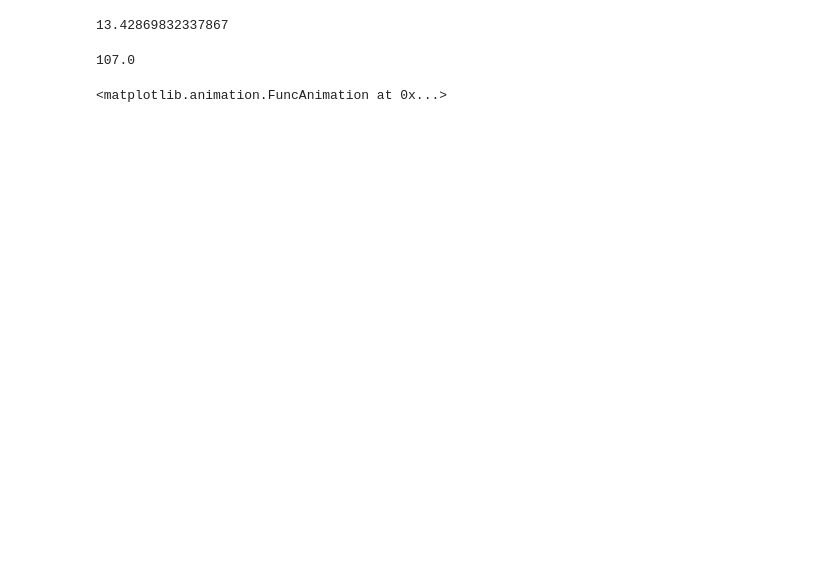
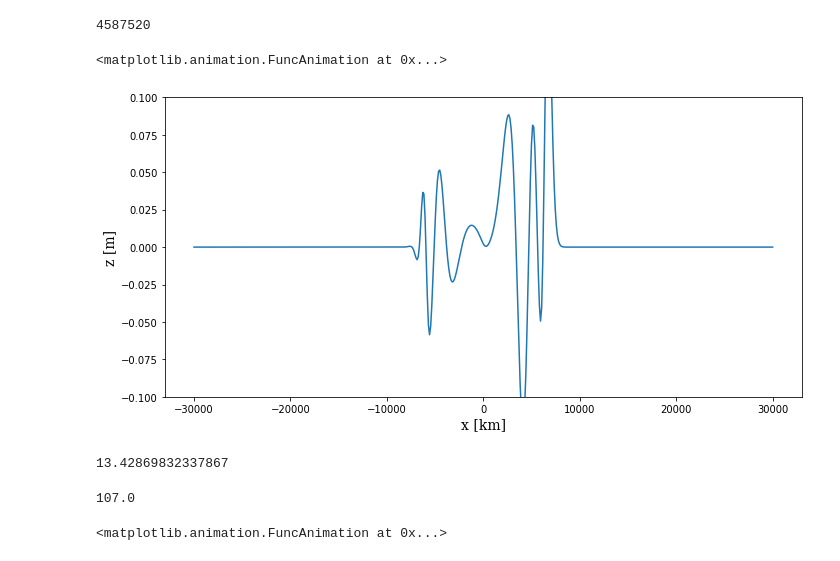
Before and after one commit to kazumasa-ueno/Shallow_Water, a Jupyter notebook: Kelvin-wave/plot.ipynb, the cells around one changed output. Saved outputs shown, nothing was run; the diff lists cells and outputs as text; code cells hidden in the pictures; blank space fills up the shorter version.

```diff
--- a/Kelvin-wave/plot.ipynb
+++ b/Kelvin-wave/plot.ipynb
@@ -98,12 +99,12 @@ def animationX(x, eta_list, frame_interval, filename):
     fig = plt.figure(figsize = (10, 5), facecolor = "white")
     ax1 = fig.add_subplot(111)
 
-    wave = ax1.plot(x, eta_list[0,0])
+    wave = ax1.plot(x, eta_list[0,128])
 
 
     def update(num):
         ax1.clear()
-        wave = ax1.plot(x, eta_list[num,0])
+        wave = ax1.plot(x, eta_list[num,128])
         ax1.set_xlabel("x [km]", fontname = "serif", fontsize = 14)
         ax1.set_ylabel("z [m]", fontname = "serif", fontsize = 14)
         ax1.set_ylim(-0.1,0.1)
@@ -118,26 +119,34 @@ def animationX(x, eta_list, frame_interval, filename):
     anim.save("{}.mp4".format(filename), writer = mpeg_writer)
     return anim
 # %%
-nt = 1200
+nt = 16
 # k=1
 # l=7
-# n = int(256/(2**(l-k)))
-# ny = int(128/(2**(l-k)))
+n = int(512)
+ny = int(256)
 # z = np.loadtxt("./output/z{}.txt".format(k))
 # z = z.reshape(nt,ny,n)
-n = 256
-ny = 128
-z = np.loadtxt("./output/z_center_240_long/z.txt")
+
+z = np.loadtxt("./output/z.txt")
 z = z.reshape(nt,ny,n)
-# u = np.loadtxt("./output/u_exact_f.txt")
-# v = np.loadtxt("./output/v_exact_f.txt")
+u = np.loadtxt("./output/u.txt")
+v = np.loadtxt("./output/v.txt")
 # u = u.reshape(nt,ny,n)
 # v = v.reshape(nt,ny,n)
 
-x = np.linspace(-3000,3000,n)
-y = np.linspace(-1500,1500,ny)
-x,y = np.meshgrid(x, y)
+x = np.linspace(-30000,30000,n)
+y = np.linspace(-15000,15000,ny)
+# x,y = np.meshgrid(x, y)
 # y, x = np.mgrid[:z[0].shape[0], :z[0].shape[1]]
+# %%
+35*256*512
+# %% [output]
+4587520
+# %%
+animationX(x, z, 3600, "./fig/equat2")
+# %% [output]
+<matplotlib.animation.FuncAnimation at 0x...>
+[figure, added]
 # %%
 nt = 1200
 n = int(128)
```
Also changed, not shown: parts of 3 cells of this notebook, 4 other files.
